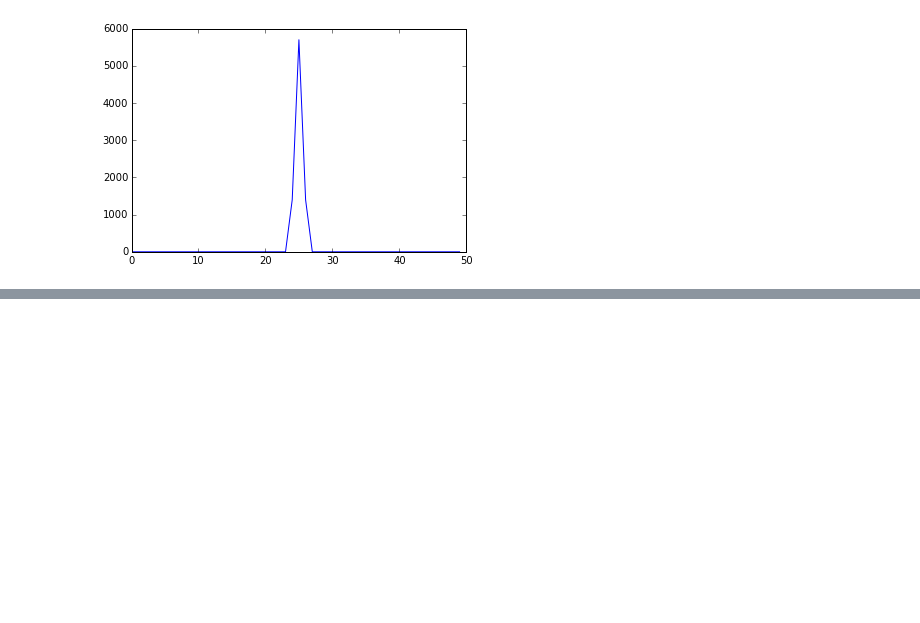
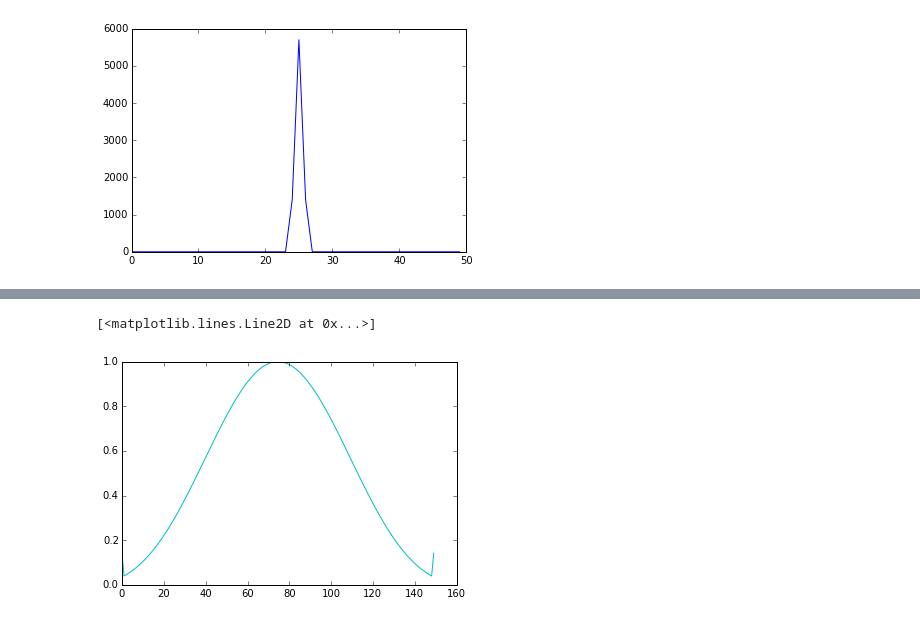
Before and after one commit to rrjudd/jvsip, a Jupyter notebook: doc/notebooks/Info_WindowsNB.ipynb, the cells around one changed output, grey strips where cells are left out. Drawn from its saved outputs; the diff is of its cells as text; code cells hidden in the pictures; blank space fills up the shorter version.

```diff
--- a/doc/notebooks/Info_WindowsNB.ipynb
+++ b/doc/notebooks/Info_WindowsNB.ipynb
@@ -59,0 +60,5 @@ plt.hold = False
+# %%
+plt.plot(a.cheby(50).list,'c')
+# %% [output]
+[<matplotlib.lines.Line2D at 0x...>]
+[figure, added]
```
Also changed, not shown: parts of 3 cells of this notebook, 6 other files.
